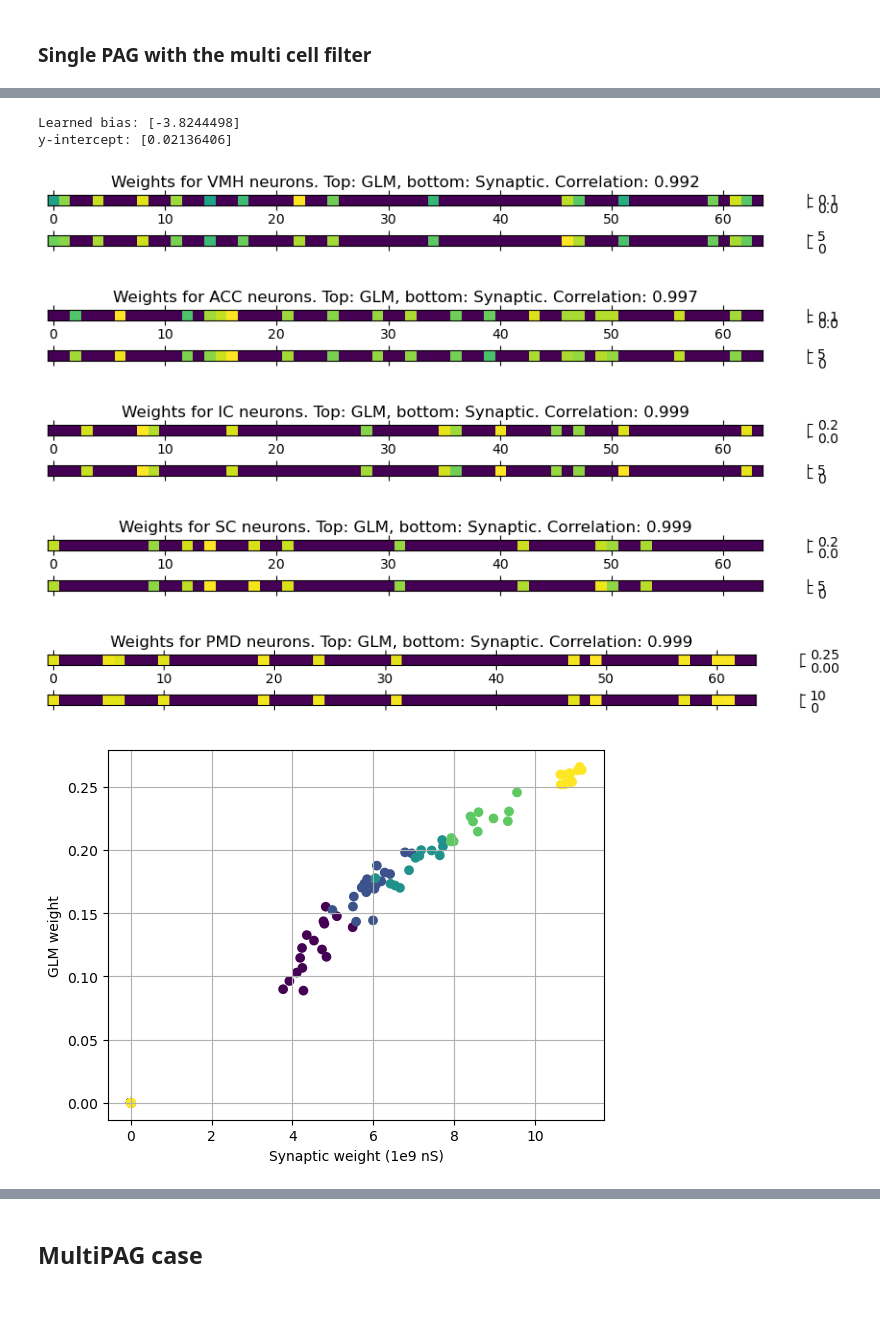
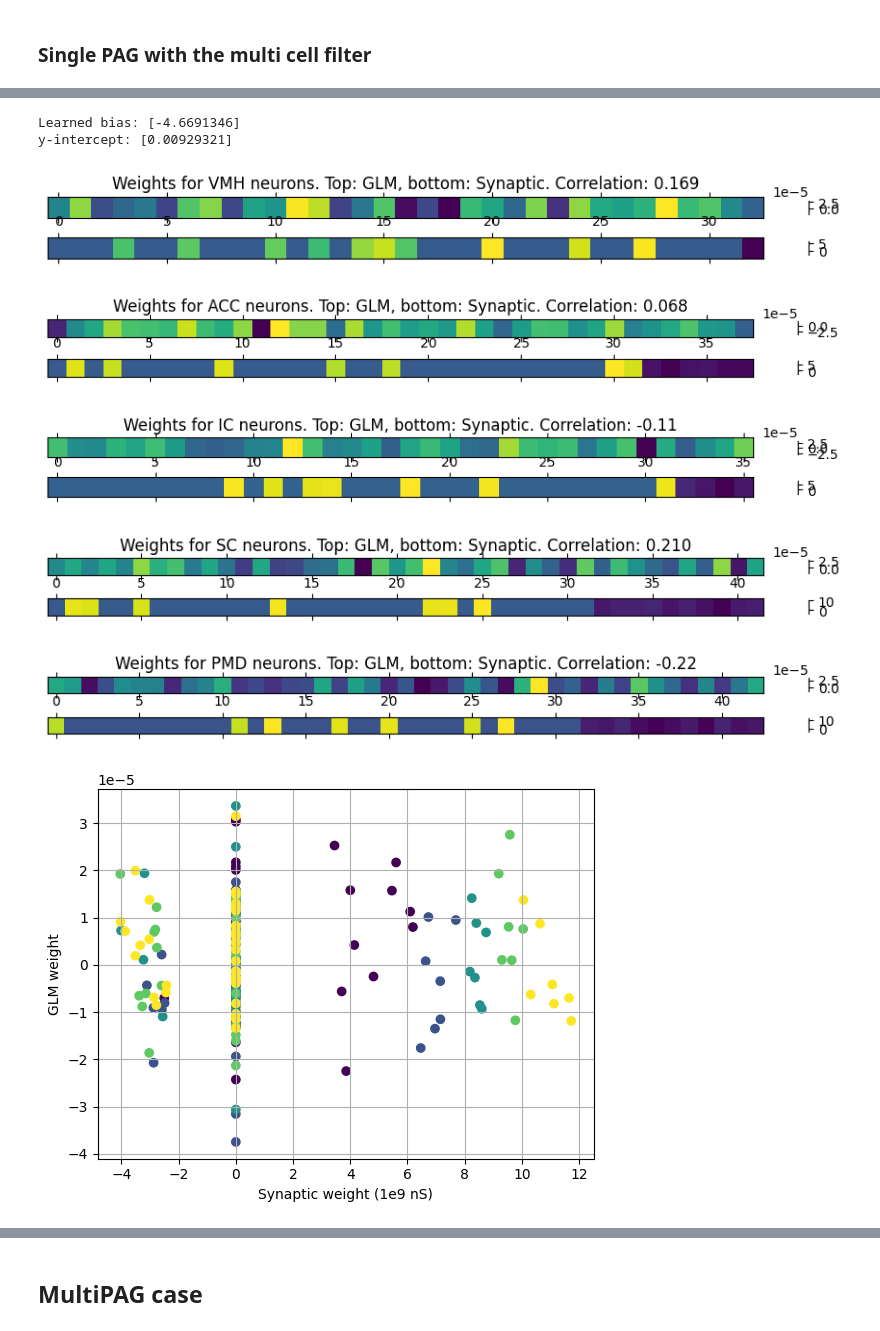
Before and after one commit to cngzlsh/pag_stim, a Jupyter notebook: beta_tests.ipynb, the cells around one changed output, grey strips where cells are left out. Cells and saved outputs as stored; diff of their text form; code cells hidden in the pictures; blank space fills up the shorter version.

```diff
--- a/beta_tests.ipynb
+++ b/beta_tests.ipynb
@@ -43,7 +43,7 @@ with open(f'{sim_data_path}conns.pkl', 'rb') as f:
     conns = pickle.load(f)
 
 _range = 200 #ms
-_random_start = np.random.randint(1000-_range)
+_random_start = 0
 # %% [markdown]
 ### Test 1: fix beta (on 1 PAG , exp filtering)
 # %%
@@ -793,9 +804,9 @@ from glm import BernoulliGLMwHistoryMultiSessionPyTorch
 history = 10
 glm = BernoulliGLMwHistoryMultiSessionPyTorch(
     group_names=brain_regions,
-    n_neurons_per_group=np.array([64, 64, 64, 64, 64]),
+    n_neurons_per_group=n_neurons_per_group,
     link_fn='logistic',
-    n_sessions=n_PAG_to_use,
+    n_sessions=1,
     regs = ['weights_within_group',
             'weights_sparsity'],
     reg_params={'weights_within_group':100,
@@ -831,26 +842,26 @@ glm_w, glm_b = glm.best_weight.cpu().numpy(), glm.best_bias.cpu().numpy() # shap
 print('Learned bias:', glm_b)
 print('y-intercept:', 1/(1+np.exp(-glm_b)))
 # %% [output]
-Learned bias: [-3.8244498]
-y-intercept: [0.02136406]
+Learned bias: [-4.6691346]
+y-intercept: [0.00929321]
 # %%
 # comparison with actual connectivity
 for m, brain_region in enumerate(brain_regions):
 
-    corr = np.corrcoef(glm_w[..., glm.group_synapse_idx[m]], conns[m, :n_PAG_to_use, :])[0,1]
+    corr = np.corrcoef(glm_w[..., glm.group_synapse_idx[m]], conns[m][:n_PAG_to_use, :])[0,1]
     f, axes = plt.subplots(ncols=1, nrows=2, sharex=True, figsize=(12,1))
     mat1 = axes[0].matshow(glm_w[..., glm.group_synapse_idx[m]])
     f.colorbar(mat1, shrink=0.4)
     axes[0].set_title(f'Weights for {brain_region} neurons. Top: GLM, bottom: Synaptic. Correlation: {str(corr)[:5]}')
     axes[0].set_yticks([])
 
-    mat2 = axes[1].matshow(conns[m, :n_PAG_to_use, :])
+    mat2 = axes[1].matshow(conns[m][:n_PAG_to_use, :])
     f.colorbar(mat2, shrink=0.4)
     axes[1].set_yticks([])
 plt.show()
 
 # scatter plot of all learned weights
-plt.scatter(conns[:,:n_PAG_to_use,:].flatten(), glm_w, c=glm.synapse_origin_group)
+plt.scatter(np.concatenate([conns[m][:n_PAG_to_use,:].T.flatten() for m in range(len(brain_regions))]), glm_w, c=glm.synapse_origin_group)
 plt.xlabel('Synaptic weight (1e9 nS)')
 plt.ylabel('GLM weight')
 plt.grid()
@@ -861,36 +872,36 @@ with torch.no_grad():
     y_test_hat = glm(X_test.T).T # (1 PAG neuron * 100 secs)
 
 
 plt.figure(figsize=(12,2))
 plt.plot(y_test_hat.cpu()[0,_random_start:_random_start + _range], label='predicted probability of firing', color='orange')
 plt.bar(np.arange(_range), y_test[0,_random_start:_random_start + _range]*0.4, label='actual spike timing')
 plt.legend()
 plt.title(f'PAG spikes vs predicted firing probability - corr {str(np.corrcoef(y_test, y_test_hat.cpu())[0,1])[:5]}')
 plt.show()
 
 generated_spikes = generate_bernoulli_spikes(y_test_hat)
 
 smooth_y_test = rbf_rate_convolution_1d(y_test[0], sigma=0.025, dt=0.01)                                        # smooth test set spikes
 smooth_y_test_hat = rbf_rate_convolution_1d(y_test_hat[0].cpu(), sigma=0.025, dt=0.01)                          # smooth predicted probabilities
 smooth_y_test_hat_generated_spikes = rbf_rate_convolution_1d(generated_spikes[0].cpu(), sigma=0.025, dt=0.01)   # smooth generated spikes
 
 plt.figure(figsize=(12,2))
 plt.plot(smooth_y_test_hat[_random_start:_random_start + _range], label='smoothed predicted probability of firing', color='orange')
 plt.plot(smooth_y_test[_random_start:_random_start + _range], label='smoothed spikes', color='blue')
 plt.legend()
 plt.title(f'Smoothed PAG rates vs smooth firing rate - corr {str(np.corrcoef(smooth_y_test_hat, smooth_y_test)[0,1])[:5]}')
 plt.show()
 
 plt.figure(figsize=(12,2))
 plt.plot(smooth_y_test_hat_generated_spikes[_random_start:_random_start + _range], label='smoothed generated spikes', color='orange')
 plt.plot(smooth_y_test[_random_start:_random_start + _range], label='smoothed spikes', color='blue')
 plt.legend()
 plt.title(f'Smoothed PAG rates vs smooth firing rate - corr {str(np.corrcoef(smooth_y_test_hat_generated_spikes, smooth_y_test)[0,1])[:5]}')
 plt.show()
 # %% [output]
-[figure, old version]
+[figure, new version]
-[figure, old version]
+[figure, new version]
-[figure, old version]
+[figure, new version]
-[figure, old version]
+[figure, new version]
-[figure, old version]
+[figure, new version]
-[figure, old version]
+[figure, new version]
```
Also changed, not shown: parts of 11 cells of this notebook, 2 other files.
